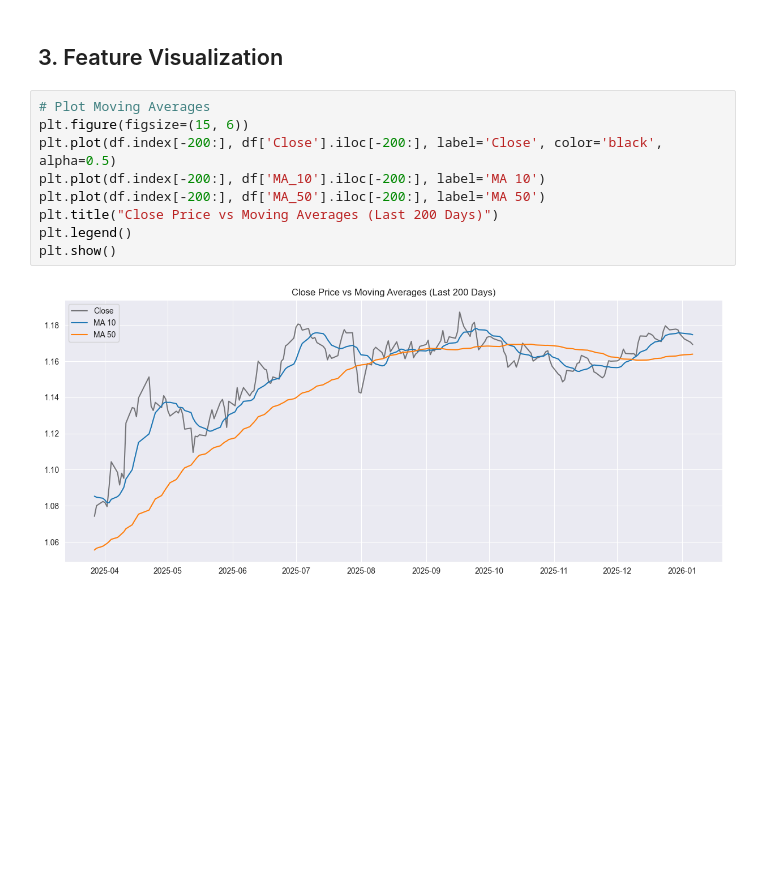
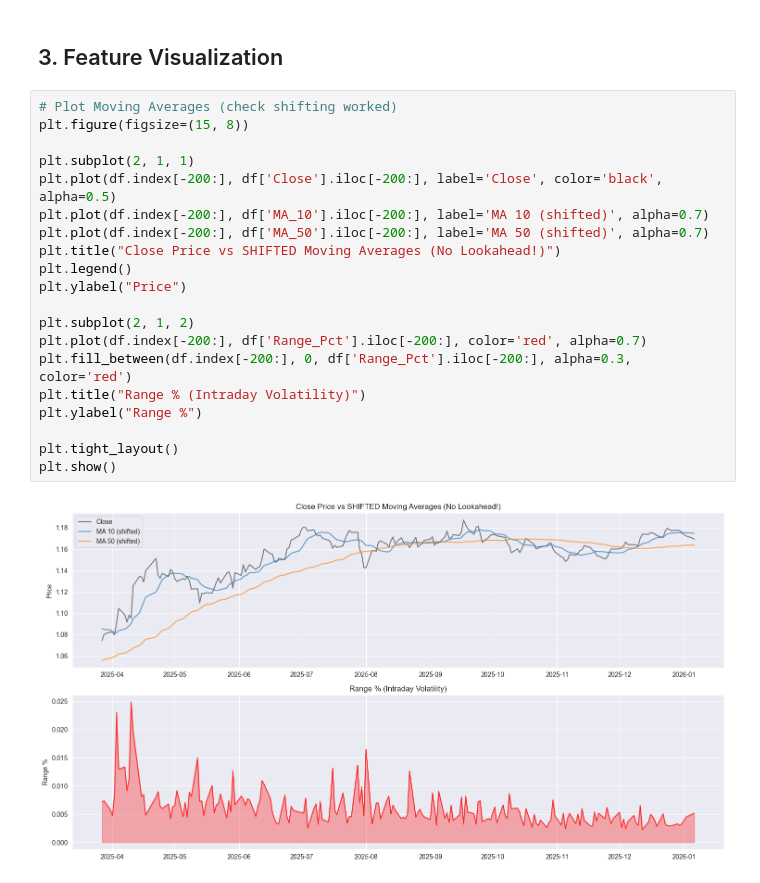
Before and after one commit to GFiaMon/eurusd-mlops-pipeline, a Jupyter notebook: notebooks/02_preprocess.ipynb, the cells around one changed output. Saved outputs shown, nothing was run; the diff lists cells and outputs as text; blank space fills up the shorter version.

```diff
--- a/notebooks/02_preprocess.ipynb
+++ b/notebooks/02_preprocess.ipynb
@@ -93,14 +306,25 @@ Rows after Feature Engineering: 1258
 # %% [markdown]
 ## 3. Feature Visualization
 # %%
-# Plot Moving Averages
-plt.figure(figsize=(15, 6))
+# Plot Moving Averages (check shifting worked)
+plt.figure(figsize=(15, 8))
+
+plt.subplot(2, 1, 1)
 plt.plot(df.index[-200:], df['Close'].iloc[-200:], label='Close', color='black', alpha=0.5)
-plt.plot(df.index[-200:], df['MA_10'].iloc[-200:], label='MA 10')
-plt.plot(df.index[-200:], df['MA_50'].iloc[-200:], label='MA 50')
-plt.title("Close Price vs Moving Averages (Last 200 Days)")
+plt.plot(df.index[-200:], df['MA_10'].iloc[-200:], label='MA 10 (shifted)', alpha=0.7)
+plt.plot(df.index[-200:], df['MA_50'].iloc[-200:], label='MA 50 (shifted)', alpha=0.7)
+plt.title("Close Price vs SHIFTED Moving Averages (No Lookahead!)")
 plt.legend()
+plt.ylabel("Price")
+
+plt.subplot(2, 1, 2)
+plt.plot(df.index[-200:], df['Range_Pct'].iloc[-200:], color='red', alpha=0.7)
+plt.fill_between(df.index[-200:], 0, df['Range_Pct'].iloc[-200:], alpha=0.3, color='red')
+plt.title("Range % (Intraday Volatility)")
+plt.ylabel("Range %")
+
+plt.tight_layout()
 plt.show()
 # %% [output]
-[figure, old version]
+[figure, new version]
 # %%
```
Also changed, not shown: parts of 33 cells of this notebook, 20 other files.
